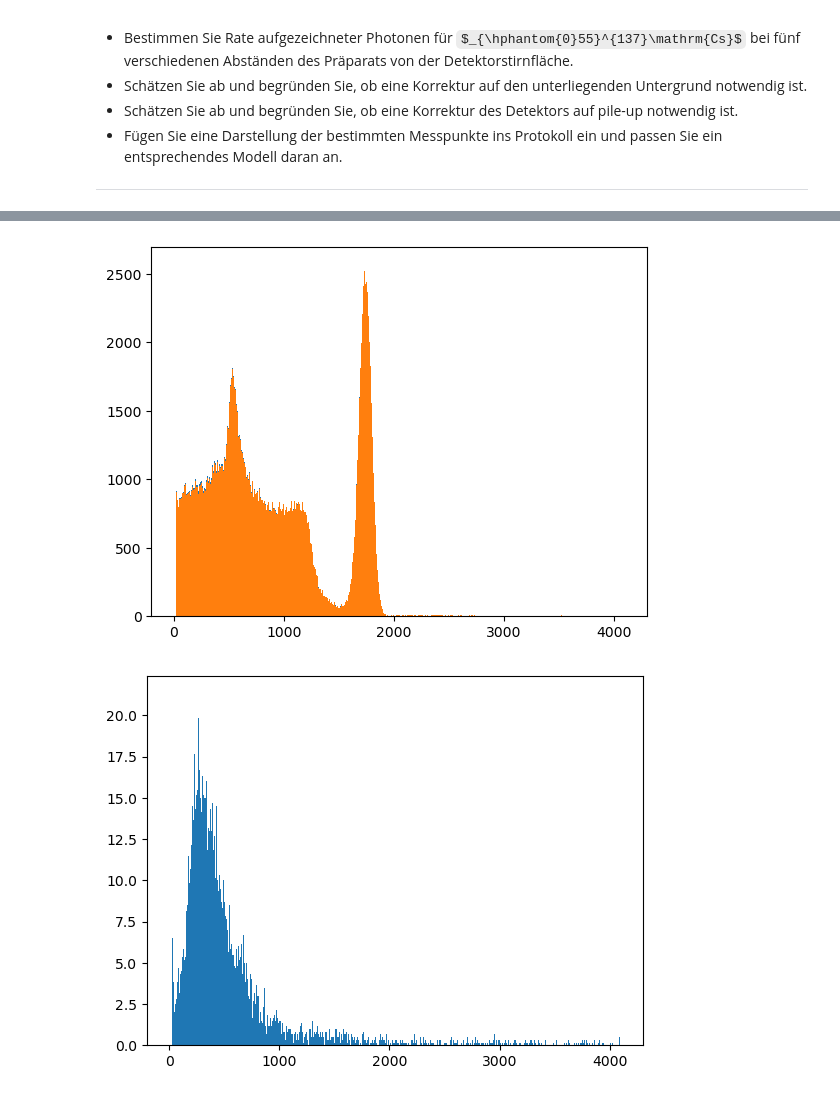
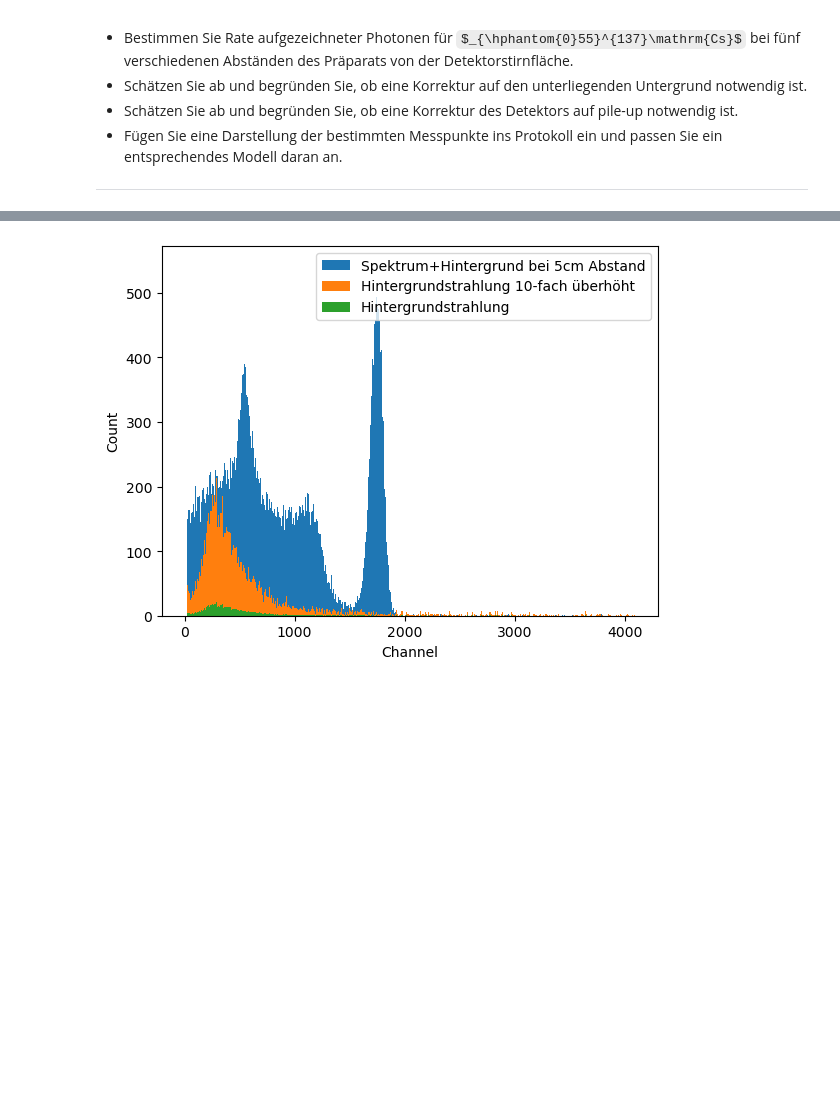
Before and after one commit to HerbertderGrosse/P2-sose-2024, a Jupyter notebook: Gammaspektroskopie/Gammaspektroskopie Jonah.ipynb, the cells around one changed output, grey strips where cells are left out. Drawn from its saved outputs; the diff is of its cells as text; code cells hidden in the pictures; some formulas as TeX source; blank space fills up the shorter version.

```diff
--- a/Gammaspektroskopie/Gammaspektroskopie Jonah.ipynb
+++ b/Gammaspektroskopie/Gammaspektroskopie Jonah.ipynb
@@ -228,11 +241,11 @@ plt.show()
 # %%
-plt.bar(x, Cs_1cm+hintergrund, width=1)
-plt.bar(x, Cs_1cm, width=1)
-
+plt.bar(x, Cs_5cm+hintergrund, width=1,label="Spektrum+Hintergrund bei 5cm Abstand")
+plt.bar(x, hintergrund*10, width=1,label="Hintergrundstrahlung 10-fach überhöht")
+plt.bar(x, hintergrund, width=1,label="Hintergrundstrahlung")
+plt.xlabel("Channel")
+plt.ylabel("Count")
+plt.legend()
 plt.show()
-plt.bar(x, hintergrund, width=1)
-plt.show()
 # %% [output]
-[figure, old version]
+[figure, new version]
-[figure, removed]
 # %%
```
Also changed, not shown: parts of 6 cells of this notebook.
